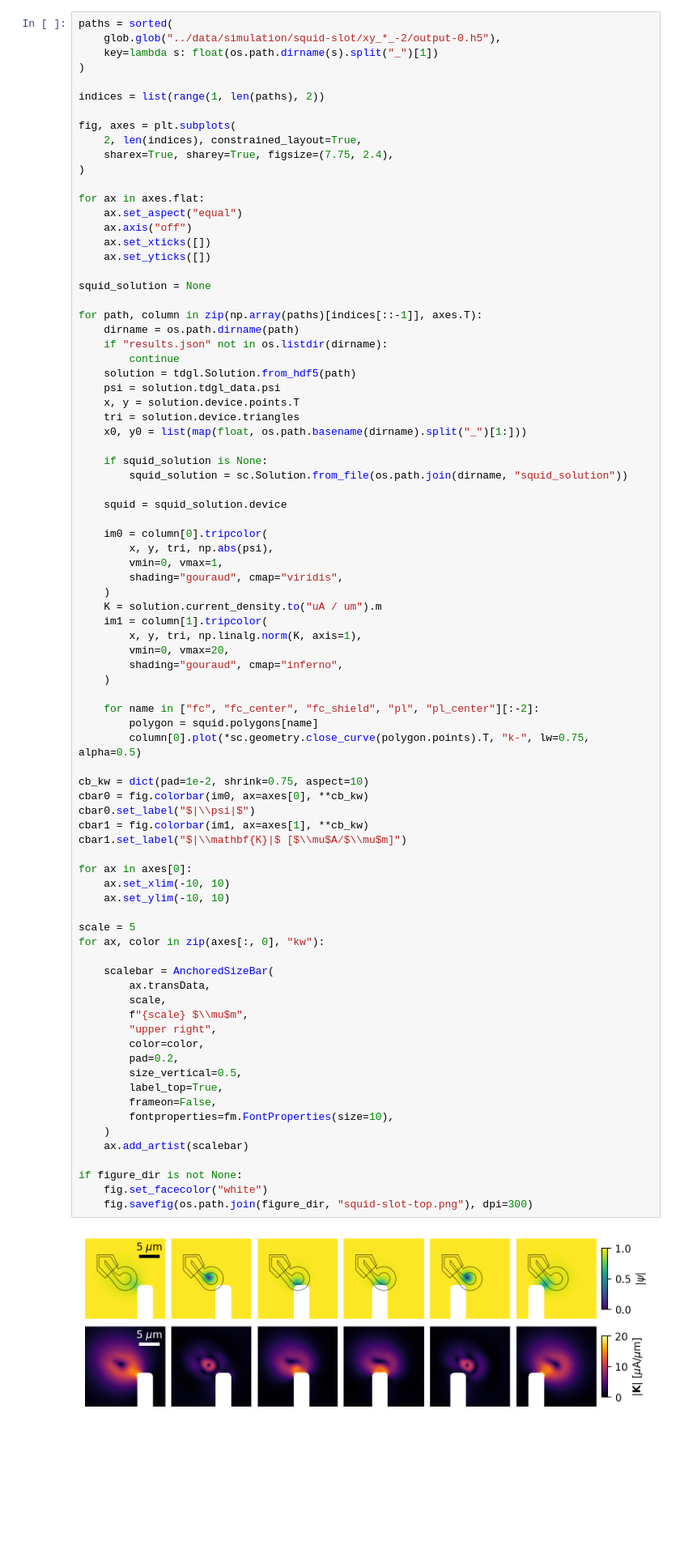
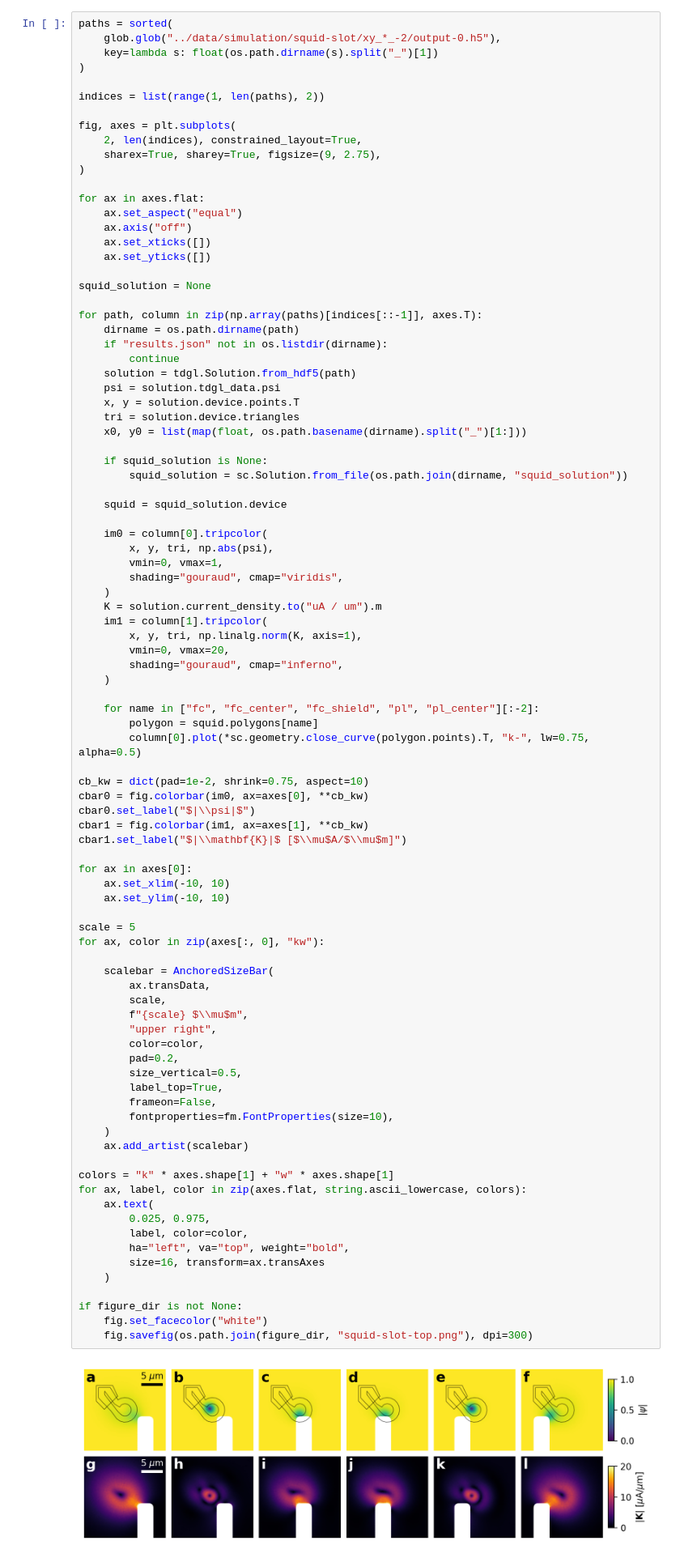
Before and after one commit to loganbvh/vortex-dynamics-induced-by-scanning-squid, a Jupyter notebook: notebooks/figure-7.ipynb, the cells around one changed output. Shown at 81% size. Drawn from its saved outputs; the diff is of its cells as text; blank space fills up the shorter version.

```diff
--- a/notebooks/figure-7.ipynb
+++ b/notebooks/figure-7.ipynb
@@ -27,7 +28,7 @@ indices = list(range(1, len(paths), 2))
 
 fig, axes = plt.subplots(
     2, len(indices), constrained_layout=True,
-    sharex=True, sharey=True, figsize=(7.75, 2.4),
+    sharex=True, sharey=True, figsize=(9, 2.75),
 )
 
 for ax in axes.flat:
@@ -73,31 +74,40 @@ cb_kw = dict(pad=1e-2, shrink=0.75, aspect=10)
 cbar0 = fig.colorbar(im0, ax=axes[0], **cb_kw)
 cbar0.set_label("$|\\psi|$")
 cbar1 = fig.colorbar(im1, ax=axes[1], **cb_kw)
 cbar1.set_label("$|\\mathbf{K}|$ [$\\mu$A/$\\mu$m]")
 
 for ax in axes[0]:
     ax.set_xlim(-10, 10)
     ax.set_ylim(-10, 10)
 
 scale = 5
 for ax, color in zip(axes[:, 0], "kw"):
 
     scalebar = AnchoredSizeBar(
         ax.transData,
         scale,
         f"{scale} $\\mu$m",
         "upper right",
         color=color,
         pad=0.2,
         size_vertical=0.5,
         label_top=True,
         frameon=False,
         fontproperties=fm.FontProperties(size=10),
     )
     ax.add_artist(scalebar)
 
+colors = "k" * axes.shape[1] + "w" * axes.shape[1]
+for ax, label, color in zip(axes.flat, string.ascii_lowercase, colors):
+    ax.text(
+        0.025, 0.975,
+        label, color=color,
+        ha="left", va="top", weight="bold",
+        size=16, transform=ax.transAxes
+    )
+
 if figure_dir is not None:
     fig.set_facecolor("white")
     fig.savefig(os.path.join(figure_dir, "squid-slot-top.png"), dpi=300)
 # %% [output]
-[figure, old version]
+[figure, new version]
```
Also changed, not shown: parts of 1 cell of this notebook, 18 other files.
